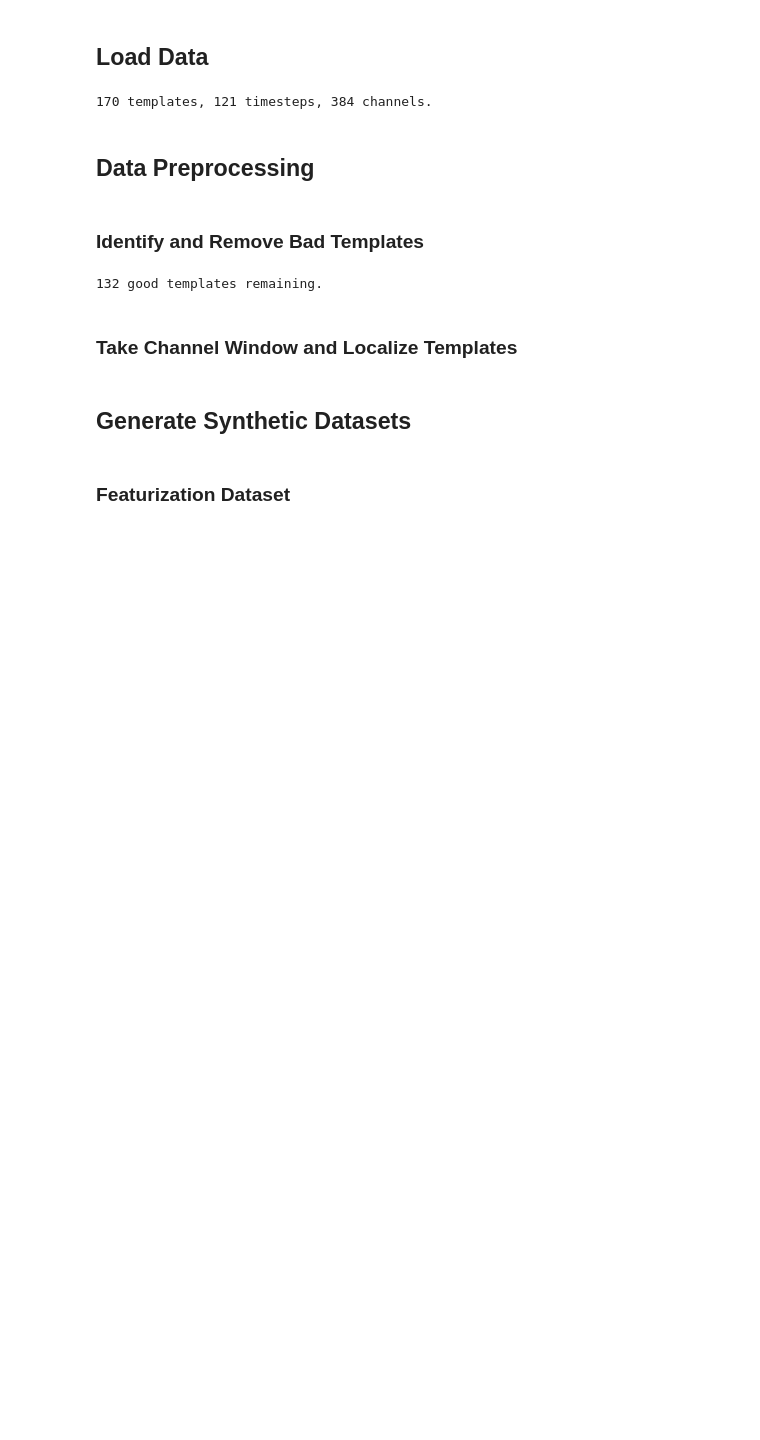
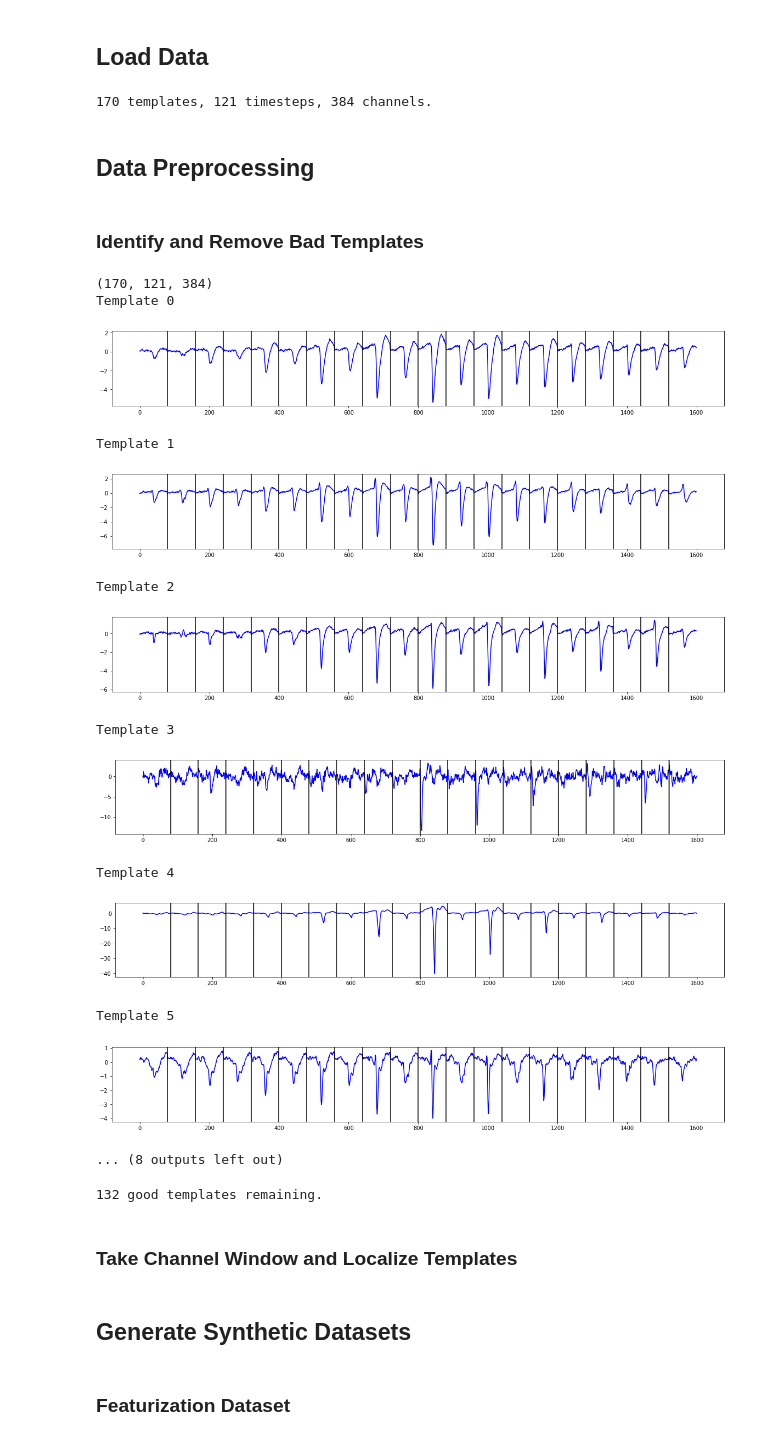
Before and after one commit to johnlyzhou/spike-sorting, a Jupyter notebook: notebooks/data_generation.ipynb, the cells around one changed output. Drawn from its saved outputs; the diff is of its cells as text; code cells hidden in the pictures; blank space fills up the shorter version.

```diff
--- a/notebooks/data_generation.ipynb
+++ b/notebooks/data_generation.ipynb
@@ -61,11 +61,26 @@ raw_10s_path = f"{RAW_DATA_DIR}/ten_np2_seconds.npy"
 # %%
 # Number of channels to take around max channel
 n_channels = 20
 channel_positions = geom_array[:n_channels]
 
 # Look at each template and note which ones are "bad", i.e. don't look like typical spikes
-max_chan_temp = get_max_chan_temps(templates)
-# plot_templates(templates, max_chan_temp, n_channels=n_channels)
+print(templates.shape)
+plot_templates(templates, n_channels=n_channels, n_templates=10)
+# %% [output]
+(170, 121, 384)
+Template 0
+[figure, added]
+Template 1
+[figure, added]
+Template 2
+[figure, added]
+Template 3
+[figure, added]
+Template 4
+[figure, added]
+Template 5
+[figure, added]
+... (8 outputs left out)
 # %%
 # Remove the bad templates by index
 bad_template_idxs = [3, 6, 27, 29, 32, 35, 36, 56, 57, 58, 59, 62, 63, 64, 74, 78, 79, 80, 85, 91, 92, \
```
Also changed, not shown: parts of 6 cells of this notebook, 1 other file.
